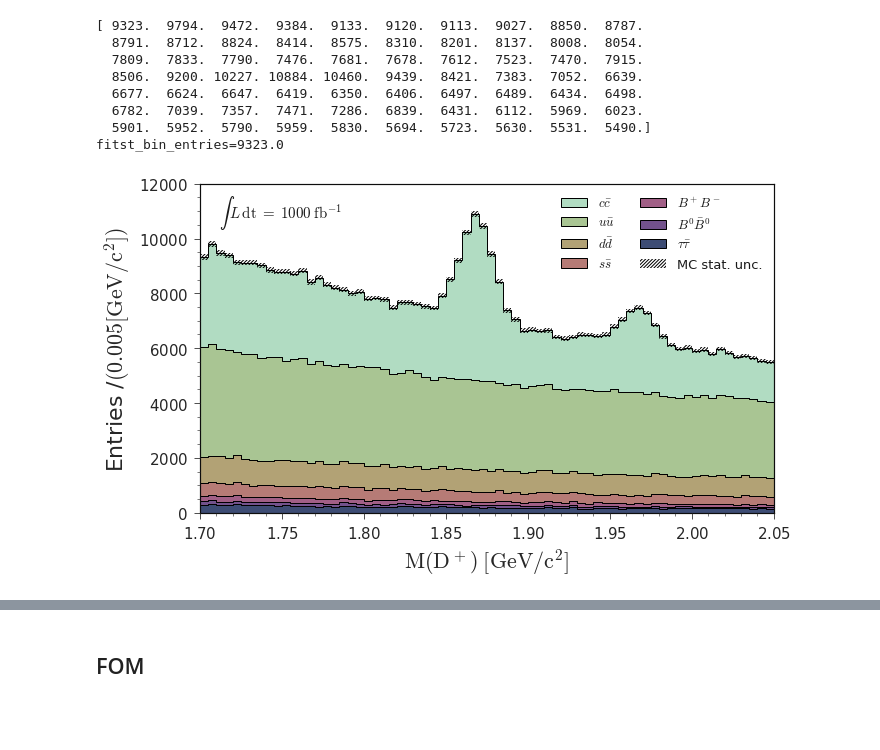
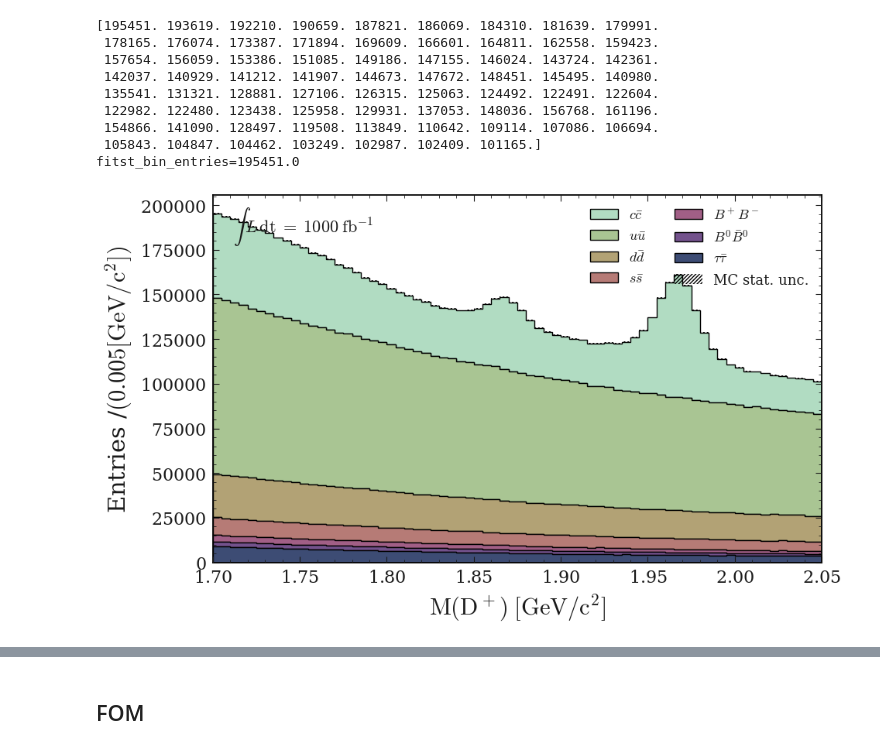
Before and after one commit to jykim-physics/DRAW_and_FITTING, a Jupyter notebook: main/ANALYSIS/FOM/etapip_gg/MC15ri_FOM.ipynb, the cells around one changed output, grey strips where cells are left out. Drawn from its saved outputs; the diff is of its cells as text; code cells hidden in the pictures; blank space fills up the shorter version.

```diff
--- a/main/ANALYSIS/FOM/etapip_gg/MC15ri_FOM.ipynb
+++ b/main/ANALYSIS/FOM/etapip_gg/MC15ri_FOM.ipynb
@@ -43,2 +30,4 @@ Welcome to JupyROOT 6.24/06
 # %%
 base_file_loc = '/home/belle2/jaeyoung/storage_b2/storage/reduced_ntuples/MC15ri/etapip_eteeta/MC15ri_etaetapip_loose_v0_240828_roe_Dptag_CFT'
+base_file_loc = '/share/storage/jykim/storage_b2/storage/reduced_ntuples/MC15ri/etapip_eteeta/MC15ri_etaetapip_loose_v0_240828_roe_Dptag_CFT_addcosHel'
+# base_file_loc = '/share/storage/jykim/storage_b2/storage/reduced_ntuples/MC15ri/etapip_eteeta/MC15ri_etaetapip_optimized_v0_240909_roe_Dptag_CFT_nontag'
@@ -192,7 +169,7 @@ cut = 'Dp_M>0.0'
 pd_ccbar, pd_uubar,pd_ddbar,pd_ssbar,pd_charged, pd_mixed, pd_taupair = cut_dfs_7types(cut, pd_ccbar, pd_uubar,pd_ddbar,pd_ssbar,pd_charged, pd_mixed, pd_taupair)
 # %%
 # Extract the directory from the file path
-plot_directory = "/home/belle2/jaeyoung/storage_b2/storage/PLOTS/mc15ri_generic/MC15ri_etaetapip_loose_v0_240828_roe_Dptag_CFT_yes_tag/cut_study"
+plot_directory = "/share/storage/jykim/storage_b2/storage/PLOTS/mc15ri_generic/MC15ri_etaetapip_loose_v0_240828_roe_Dptag_CFT_non_tag/cut_study"
 # plot_directory = os.path.dirname(file_path)
 if not os.path.exists(plot_directory):
     os.makedirs(plot_directory)
@@ -279,6 +264,6 @@ fitst_bin_entries=0.0
 # %%
 cut = 'Dp_M>0.0'
-cut += ' & num_Dstar_no_nan>0'
+cut += ' & num_Dstar_no_nan<0'
 
 
 # cut +='& abs(etapip_Eta_daughterDiffOfPhi_0_1)<2 & etapip_Eta_daughterAngle_0_1<1.7 & Pip_pionID > 0.6 & dM_pi0_75MeV>0.011 & Dp_cosAngleBetweenMomentumAndVertexVector>0.99'
@@ -295,27 +280,29 @@ pd_ccbar, pd_uubar,pd_ddbar,pd_ssbar,pd_charged, pd_mixed, pd_taupair = cut_dfs_
 # %%
 var = 'Dp_M'
 data  = [pd_taupair[var], pd_mixed[var], pd_charged[var],pd_ssbar[var], pd_ddbar[var],pd_uubar[var], pd_ccbar[var]]
 
 xrange = (1.7,2.05)
 nbins = 70
 xlabel = "$\mathrm{M(D^+)}$"
 
 # img_path = plot_directory + "/MC15ri_Dpetapip_gg_pre_sel_DpM_step1.png"
-img_path = plot_directory + "/MC15ri_Dpetapip_gg_loose_v0_step1_Dstartag.png"
+# img_path = plot_directory + "/MC15ri_Dpetapip_gg_loose_v0_step1_Dstartag.png"
+img_path = plot_directory + "/MC15ri_Dpetapip_gg_loose_v0_nontag.png"
 
 # img_path = plot_directory + "/test.png"
 
 wrap_draw(var=var,data=data,scale=scale,xrange=xrange,nbins=nbins,xlabel=xlabel, luminosity=luminosity,img_path=img_path)
 # %% [output]
-[ 9323.  9794.  9472.  9384.  9133.  9120.  9113.  9027.  8850.  8787.
-  8791.  8712.  8824.  8414.  8575.  8310.  8201.  8137.  8008.  8054.
-  7809.  7833.  7790.  7476.  7681.  7678.  7612.  7523.  7470.  7915.
-  8506.  9200. 10227. 10884. 10460.  9439.  8421.  7383.  7052.  6639.
-  6677.  6624.  6647.  6419.  6350.  6406.  6497.  6489.  6434.  6498.
-  6782.  7039.  7357.  7471.  7286.  6839.  6431.  6112.  5969.  6023.
-  5901.  5952.  5790.  5959.  5830.  5694.  5723.  5630.  5531.  5490.]
-fitst_bin_entries=9323.0
+[195451. 193619. 192210. 190659. 187821. 186069. 184310. 181639. 179991.
+ 178165. 176074. 173387. 171894. 169609. 166601. 164811. 162558. 159423.
+ 157654. 156059. 153386. 151085. 149186. 147155. 146024. 143724. 142361.
+ 142037. 140929. 141212. 141907. 144673. 147672. 148451. 145495. 140980.
+ 135541. 131321. 128881. 127106. 126315. 125063. 124492. 122491. 122604.
+ 122982. 122480. 123438. 125958. 129931. 137053. 148036. 156768. 161196.
+ 154866. 141090. 128497. 119508. 113849. 110642. 109114. 107086. 106694.
+ 105843. 104847. 104462. 103249. 102987. 102409. 101165.]
+fitst_bin_entries=195451.0
-[figure, old version]
+[figure, new version]
 # %%
 cut = 'Dp_M>0.0'
 cut += ' & abs(etapip_Eta_daughterDiffOfPhi_0_1)<2 & etapip_Eta_daughterAngle_0_1<1.7'
```
Also changed, not shown: parts of 21 cells of this notebook, 32 other files.
